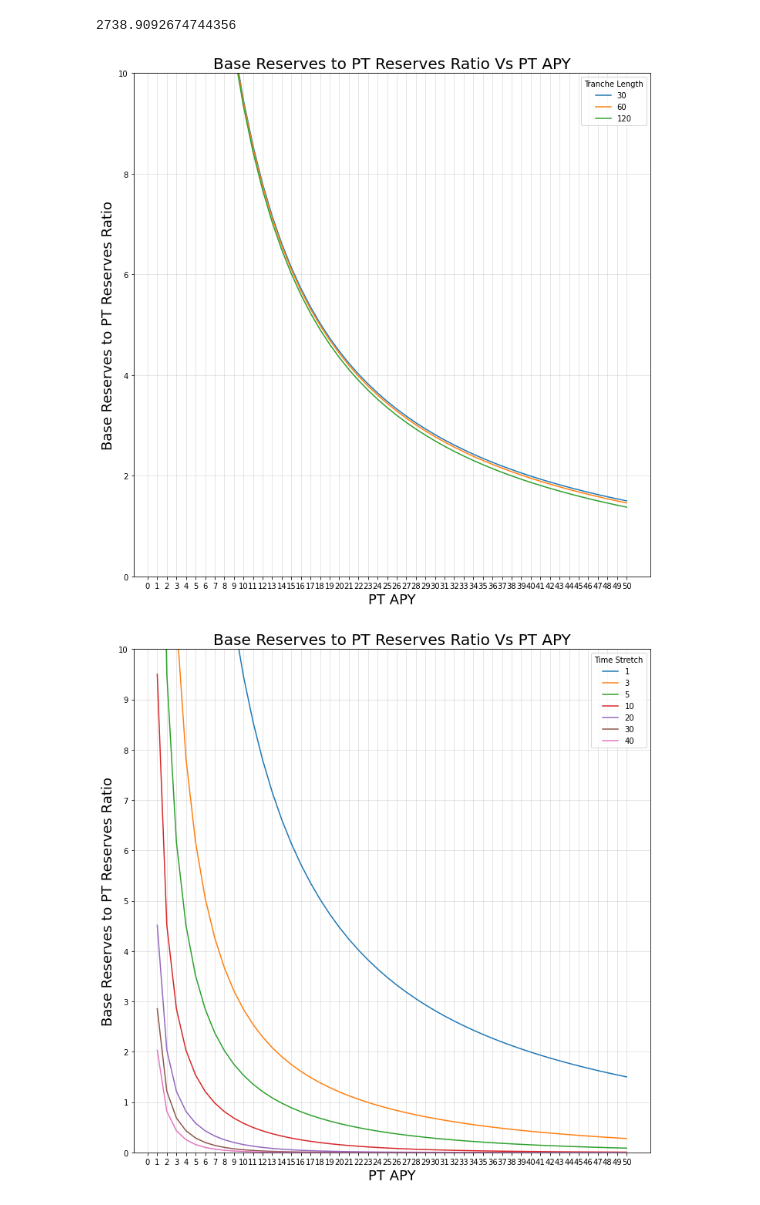
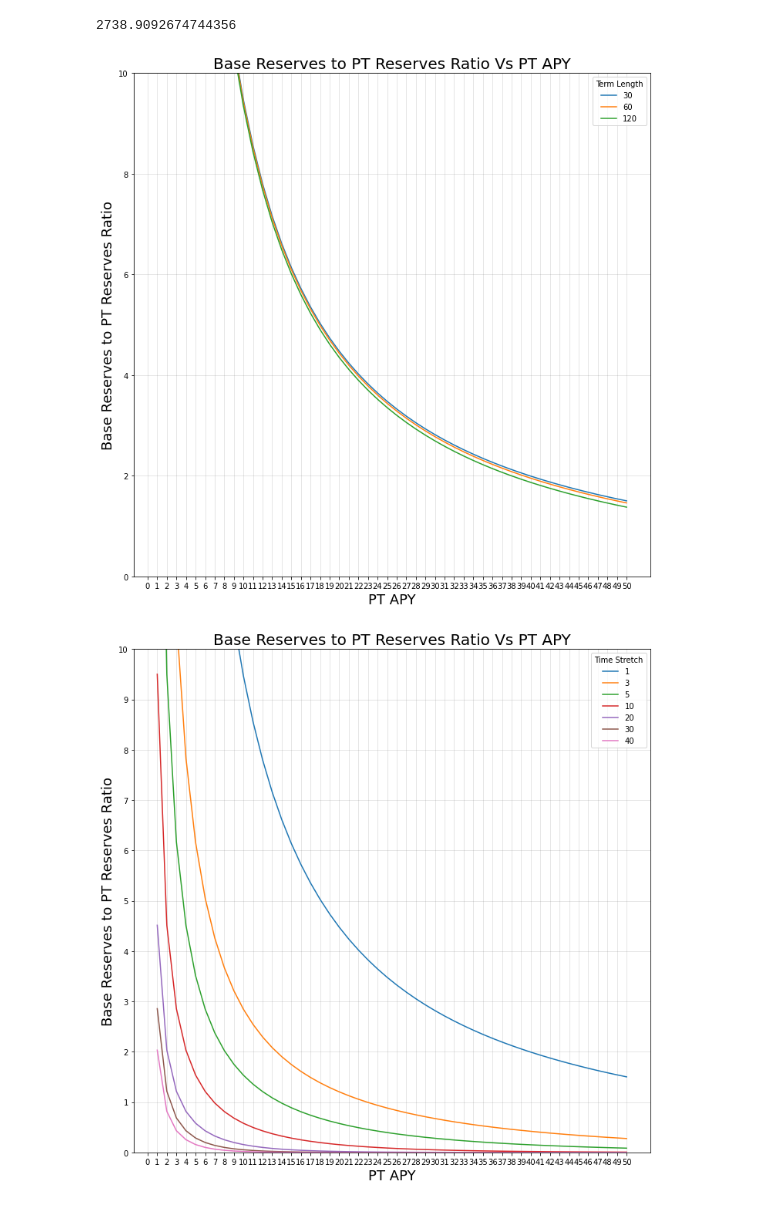
Before and after one commit to delvtech/agent0, a Jupyter notebook: limits_to_price_discovery.ipynb, the cells around one changed output. Saved outputs shown, nothing was run; the diff lists cells and outputs as text; code cells hidden in the pictures.

```diff
--- a/limits_to_price_discovery.ipynb
+++ b/limits_to_price_discovery.ipynb
@@ -136,33 +136,33 @@ resulting apy: 28.389092674744358
 # %%
 import matplotlib.pyplot as plt
 import numpy as np
 fig, ax = plt.subplots(figsize=(12,12))
 time_stretch=1
 
 for tranche_length in [30,60,120]:
     apy_data = []
     x_reserves_data = []
     for APY in np.arange(1, 51, 1):
       days_until_maturity = tranche_length
       y_reserves=100
       x_reserves = calc_x_reserves(APY,y_reserves,days_until_maturity,time_stretch)
       apy_data.append(APY)
       x_reserves_data.append(x_reserves/y_reserves)
 
     x=apy_data
     y=x_reserves_data
     ax.set_xlabel("PT APY",fontsize=18)
     ax.set_ylabel("Base Reserves to PT Reserves Ratio",fontsize=18)
     ax.set_xticks(np.arange(0, 51, 1))
     ax.set_ylim(0,10)
     #ax.set_yticks(np.arange(0, 105, 5))
     ax.plot(x, y,label=tranche_length)
-    ax.legend(title="Tranche Length")
+    ax.legend(title="Term Length")
 plt.title("Base Reserves to PT Reserves Ratio Vs PT APY",fontsize=20 )
 plt.grid(b=True, which='major', color='#666666', linestyle='-',alpha=0.2)
 plt.show()
 # %% [output]
-[figure, old version]
+[figure, new version]
 # %%
 import matplotlib.pyplot as plt
 import numpy as np
```
Also changed, not shown: parts of 18 cells of this notebook.
